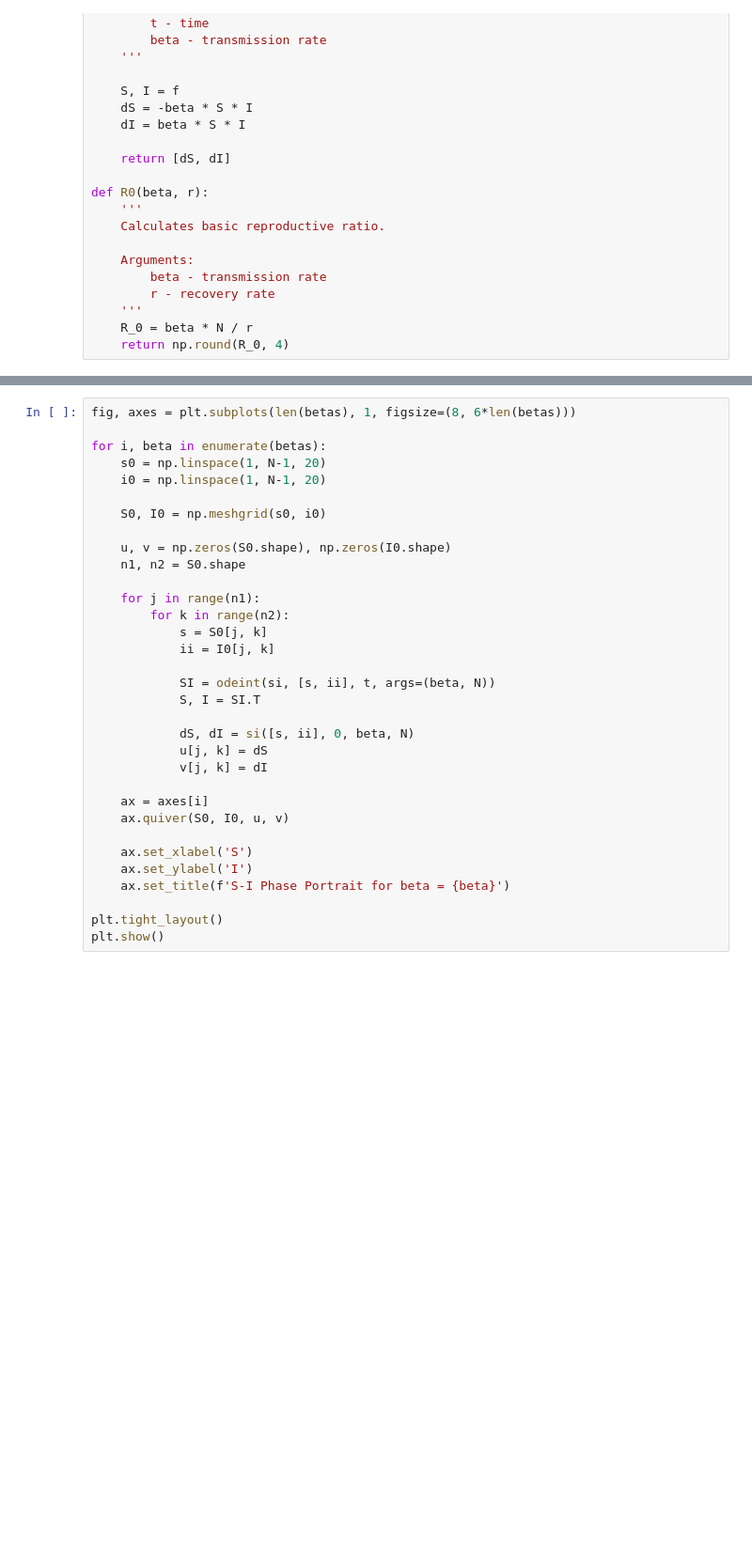
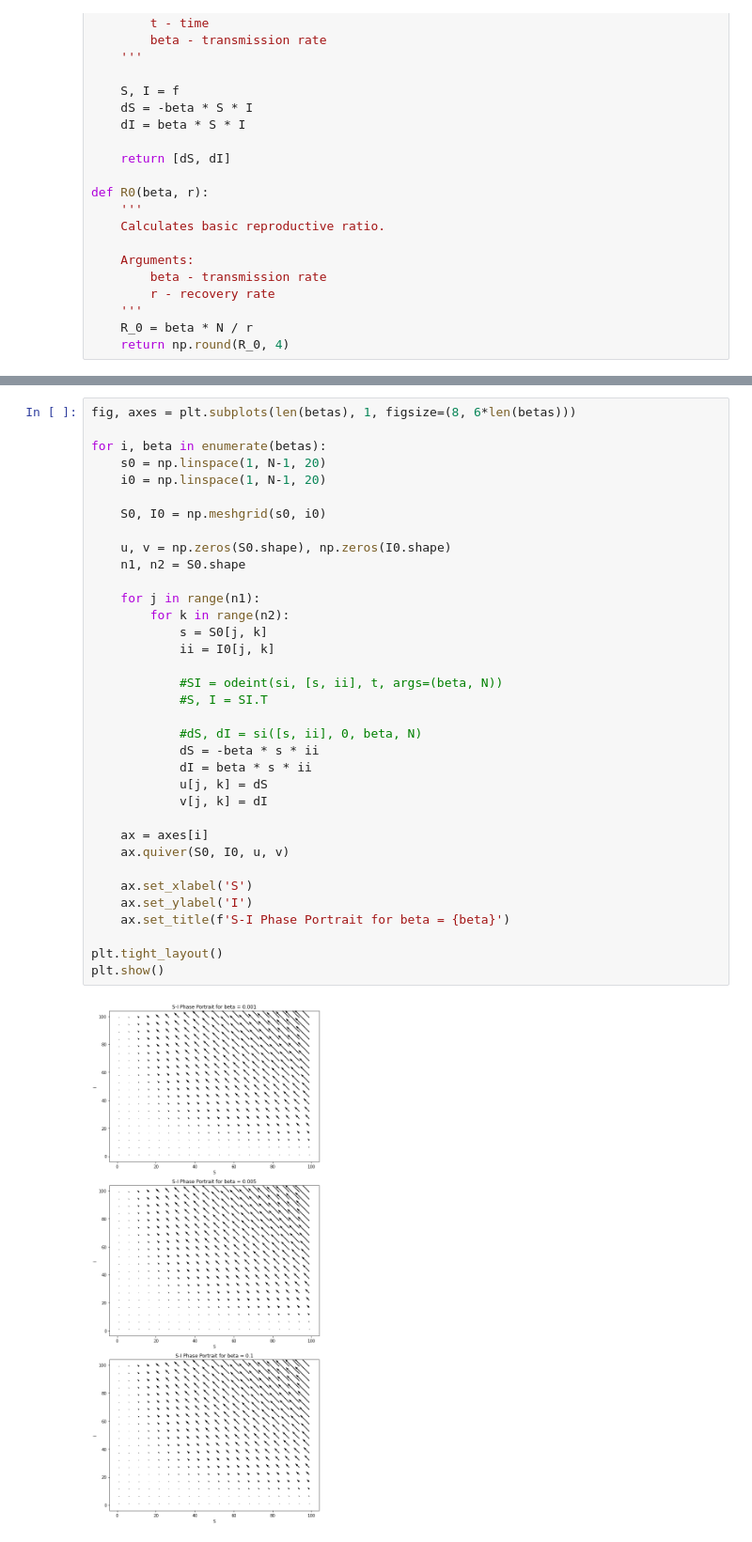
Before and after one commit to sjanus99/complexsystems, a Jupyter notebook: List5.ipynb, the cells around one changed output, grey strips where cells are left out. Shown at 94% size. Drawn from its saved outputs; the diff is of its cells as text; blank space fills up the shorter version.

```diff
--- a/List5.ipynb
+++ b/List5.ipynb
@@ -120,33 +138,37 @@ for i in tbl:
 # %%
 fig, axes = plt.subplots(len(betas), 1, figsize=(8, 6*len(betas)))
 
 for i, beta in enumerate(betas):
     s0 = np.linspace(1, N-1, 20)
     i0 = np.linspace(1, N-1, 20)
 
     S0, I0 = np.meshgrid(s0, i0)
 
     u, v = np.zeros(S0.shape), np.zeros(I0.shape)
     n1, n2 = S0.shape
 
     for j in range(n1):
         for k in range(n2):
             s = S0[j, k]
             ii = I0[j, k]
 
-            SI = odeint(si, [s, ii], t, args=(beta, N))
-            S, I = SI.T
+            #SI = odeint(si, [s, ii], t, args=(beta, N))
+            #S, I = SI.T
 
-            dS, dI = si([s, ii], 0, beta, N)
+            #dS, dI = si([s, ii], 0, beta, N)
+            dS = -beta * s * ii
+            dI = beta * s * ii
             u[j, k] = dS
             v[j, k] = dI
 
     ax = axes[i]
     ax.quiver(S0, I0, u, v)
 
     ax.set_xlabel('S')
     ax.set_ylabel('I')
     ax.set_title(f'S-I Phase Portrait for beta = {beta}')
 
 plt.tight_layout()
 plt.show()
+# %% [output]
+[figure, added]
```
Also changed, not shown: parts of 23 cells of this notebook.
